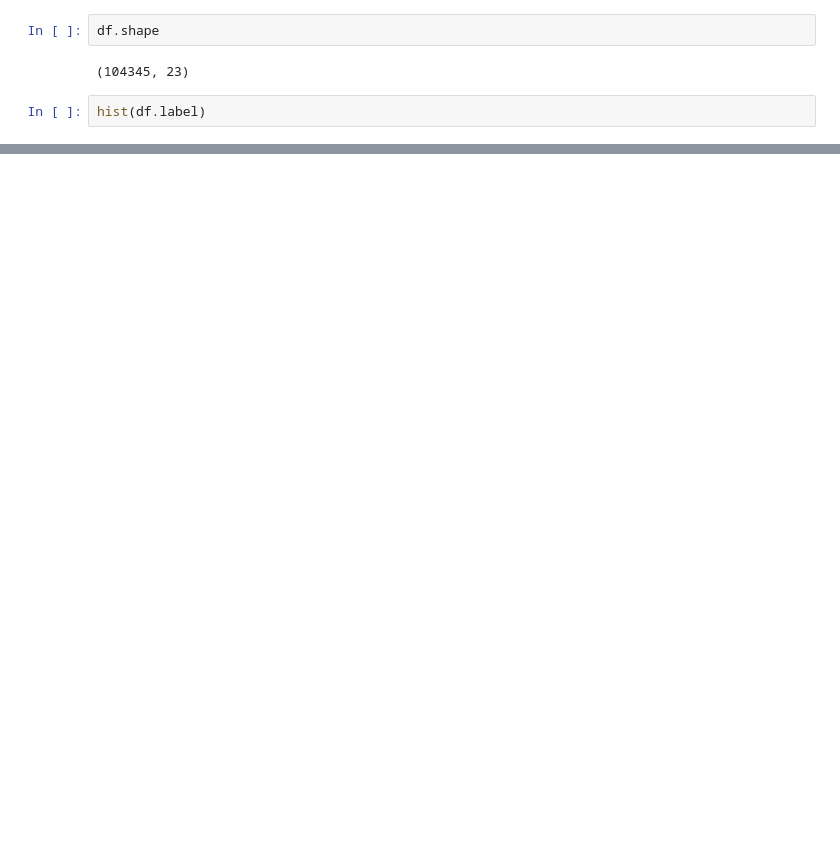
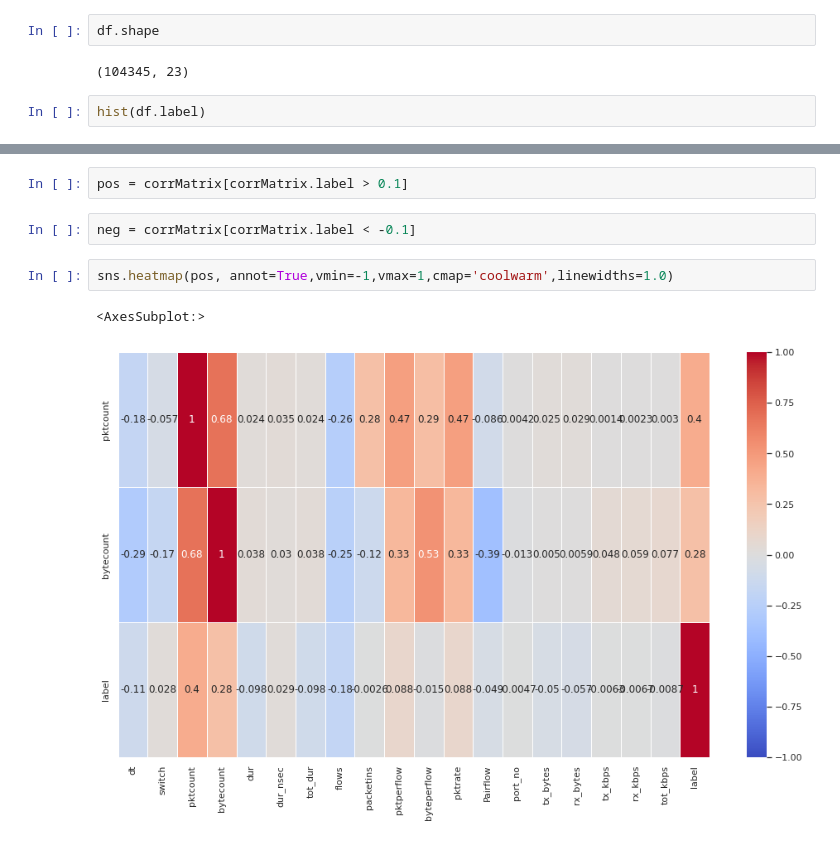
Before and after one commit to ajsalmeida/Data-Science-Projects, a Jupyter notebook: SND_Attack_detect/ddos_attack_classifier.ipynb, the cells around one changed output, grey strips where cells are left out. Cells and saved outputs as stored; diff of their text form; blank space fills up the shorter version.

```diff
--- a/SND_Attack_detect/ddos_attack_classifier.ipynb
+++ b/SND_Attack_detect/ddos_attack_classifier.ipynb
@@ -134,0 +212,9 @@ ax = sns.countplot(x="label", data=df)
+# %%
+pos = corrMatrix[corrMatrix.label > 0.1]
+# %%
+neg = corrMatrix[corrMatrix.label < -0.1]
+# %%
+sns.heatmap(pos, annot=True,vmin=-1,vmax=1,cmap='coolwarm',linewidths=1.0)
+# %% [output]
+<AxesSubplot:>
+[figure, added]
```
Also changed, not shown: parts of 26 cells of this notebook.
